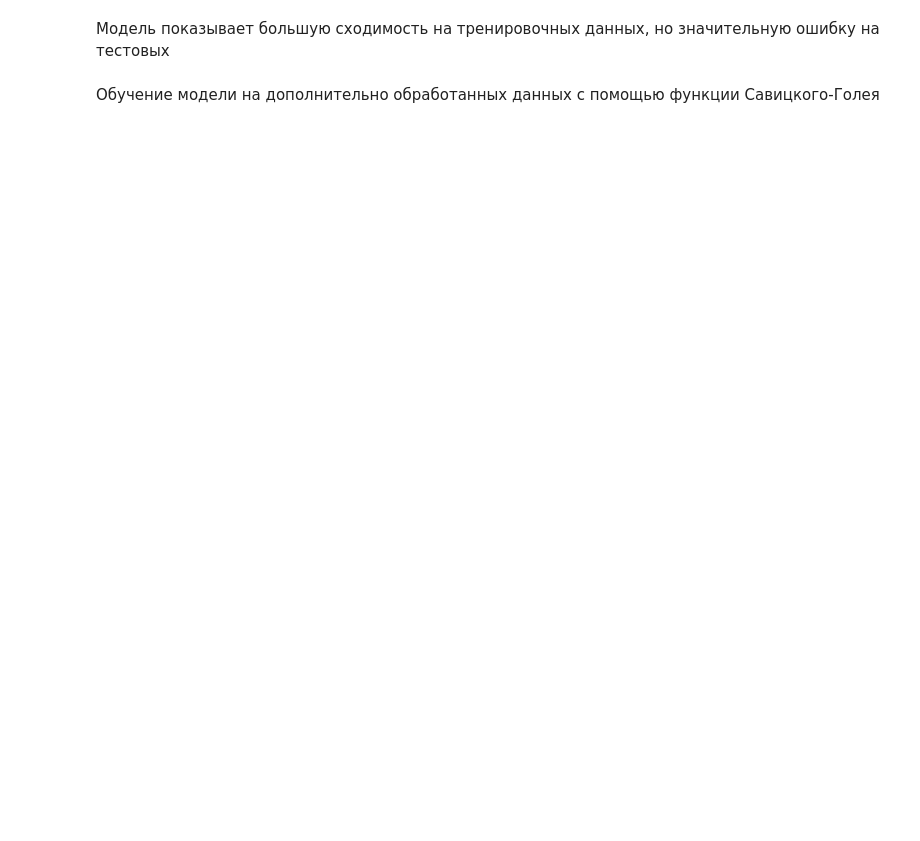
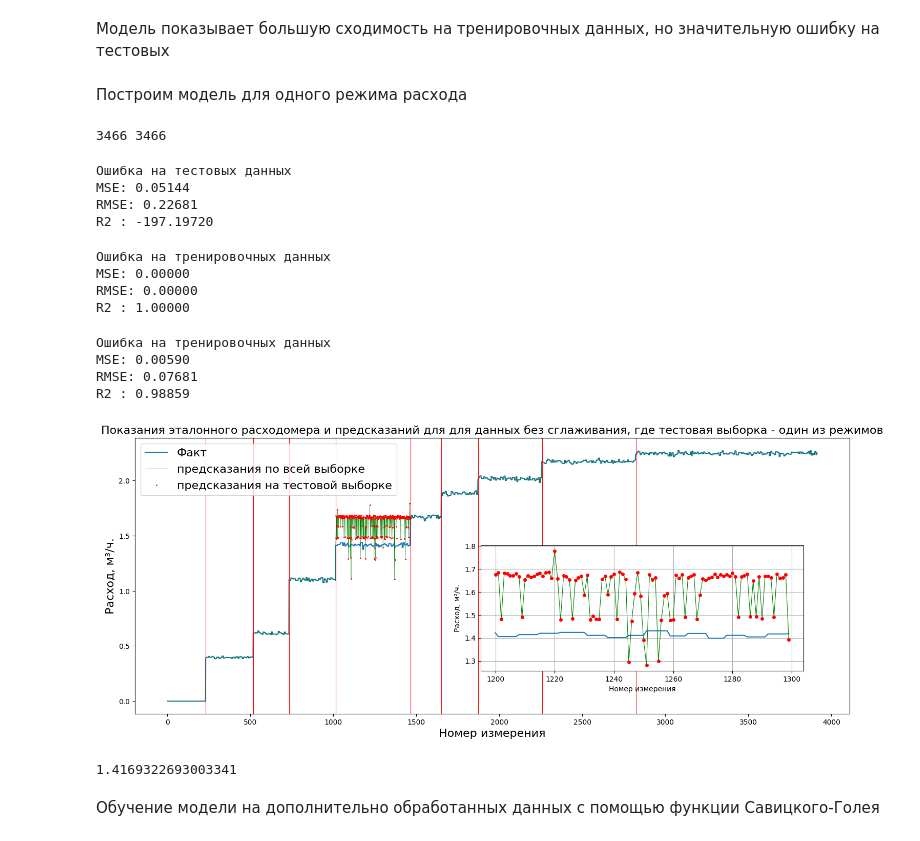
Before and after one commit to PetrGavrilin/VKR_URFU, a Jupyter notebook: VKR_part4_KNN.ipynb, the cells around one changed output. Cells and saved outputs as stored; diff of their text form; code cells hidden in the pictures; blank space fills up the shorter version.

```diff
--- a/VKR_part4_KNN.ipynb
+++ b/VKR_part4_KNN.ipynb
@@ -67,5 +67,62 @@ plot_predict(Y, i_test, y_predict, y_predict_all, borders, text="для данн
 # %% [markdown]
 Модель показывает большую сходимость на тренировочных данных, но значительную ошибку на тестовых
+# %% [markdown]
+Построим модель для одного режима расхода
+# %%
+l_ = len(Y)
+
+i_test = list(range(borders[3],borders[4]))
+
+i_train = list(range(0,l_))
+for x1 in i_test:
+  i_train.remove(x1)
+
+X_train = X[i_train,:]
+y_train = Y[i_train]
+
+X_test = X[i_test,:]
+y_test = Y[i_test]
+
+print(len(X_train), len(y_train))
+# %% [output]
+3466 3466
+# %%
+# обучаем на тренировочных данных
+kNN.fit(X_train, y_train)
+
+# предсказываем на тестовых данных
+y_predict=kNN.predict(X_test)
+
+print_scores(y_test, y_predict, True)
+# %% [output]
+Ошибка на тестовых данных
+MSE: 0.05144
+RMSE: 0.22681
+R2 : -197.19720
+# %%
+y_predict_tr = kNN.predict(X_train)
+print_scores(y_train, y_predict_tr, False)
+# %% [output]
+Ошибка на тренировочных данных
+MSE: 0.00000
+RMSE: 0.00000
+R2 : 1.00000
+# %%
+y_predict_all = kNN.predict(X)
+print_scores(Y, y_predict_all, False)
+# %% [output]
+Ошибка на тренировочных данных
+MSE: 0.00590
+RMSE: 0.07681
+R2 : 0.98859
+# %%
+plot_predict(Y, i_test, y_predict, y_predict_all, borders, text="для данных без сглаживания, где тестовая выборка - один из режимов")
+# %% [output]
+[figure, added]
+# %%
+Y[1015:1464].sum()/(1464-1015)
+# %% [output]
+1.4169322693003341
 # %% [markdown]
 Обучение модели на дополнительно обработанных данных с помощью функции Савицкого-Голея
 # %%
```
Also changed, not shown: parts of 9 cells of this notebook.
